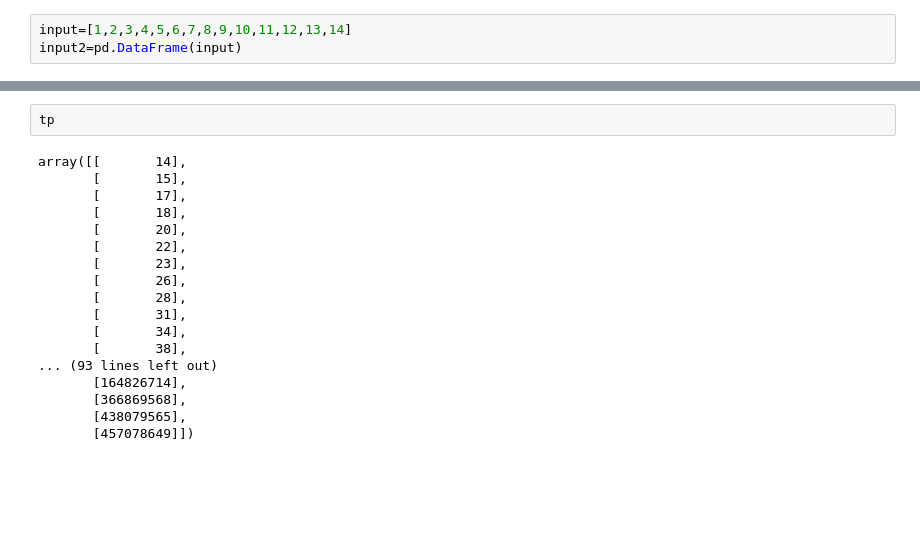
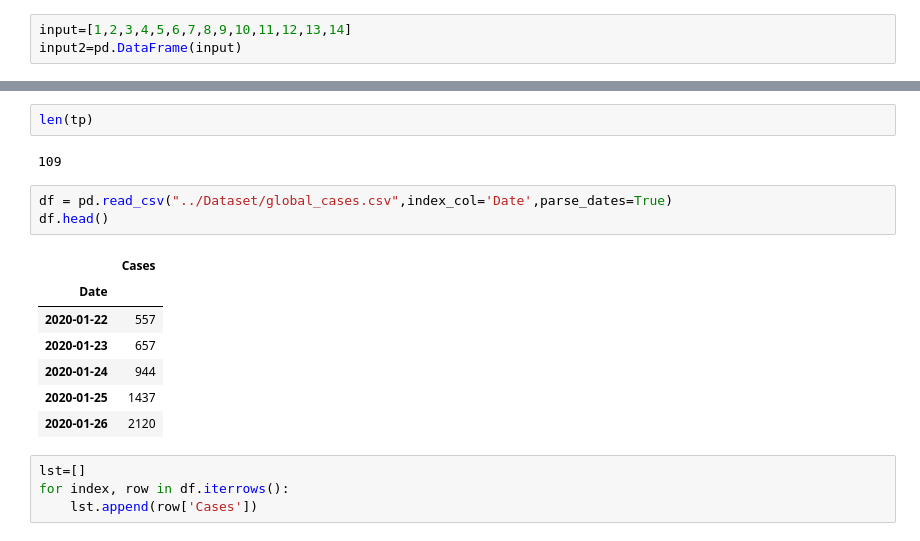
Before and after one commit to swoyam2609/DSAI-Project, a Jupyter notebook: LSTM/globalforcast.ipynb, the cells around one changed output, grey strips where cells are left out. Cells and saved outputs as stored; diff of their text form; blank space fills up the shorter version.

```diff
--- a/LSTM/globalforcast.ipynb
+++ b/LSTM/globalforcast.ipynb
@@ -320,20 +336,19 @@ Epoch 13/50
-# %%
-tp
-# %% [output]
-array([[       14],
-       [       15],
-       [       17],
-       [       18],
-       [       20],
-       [       22],
-       [       23],
-       [       26],
-       [       28],
-       [       31],
-       [       34],
-       [       38],
-... (93 lines left out)
-       [164826714],
-       [366869568],
-       [438079565],
-       [457078649]])
+# %%
+len(tp)
+# %% [output]
+109
+# %%
+df = pd.read_csv("../Dataset/global_cases.csv",index_col='Date',parse_dates=True)
+df.head()
+# %% [output]
+|  | Cases |
+| Date |  |
+| 2020-01-22 | 557 |
+| 2020-01-23 | 657 |
+| 2020-01-24 | 944 |
+| 2020-01-25 | 1437 |
+| 2020-01-26 | 2120 |
+# %%
+lst=[]
+for index, row in df.iterrows():
+    lst.append(row['Cases'])
```
Also changed, not shown: parts of 10 cells of this notebook.
